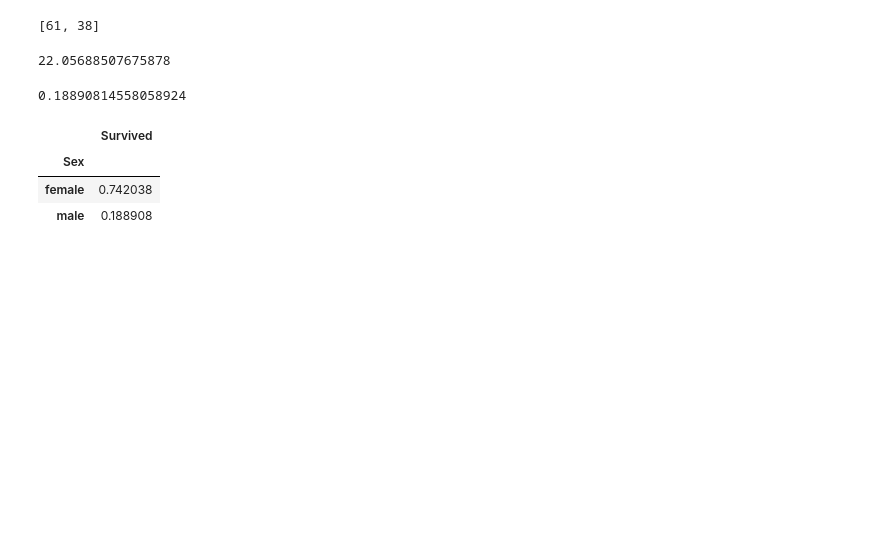
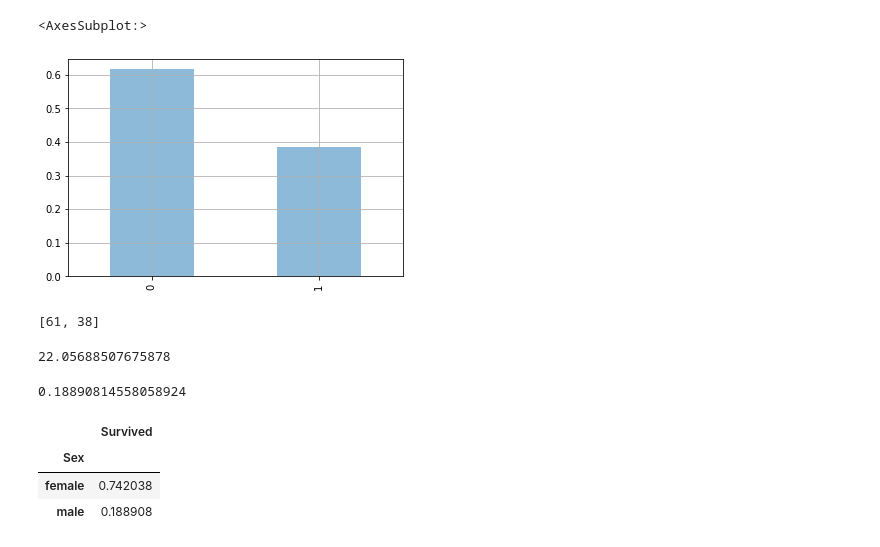
Before and after one commit to maciejszuba/kaggle_titanic_challenge, a Jupyter notebook: notebooks/data-analysis.ipynb, the cells around one changed output. Saved outputs shown, nothing was run; the diff lists cells and outputs as text; code cells hidden in the pictures; blank space fills up the shorter version.

```diff
--- a/notebooks/data-analysis.ipynb
+++ b/notebooks/data-analysis.ipynb
@@ -12,3 +263,8 @@ data = pd.read_csv('../raw_data/train.csv')
+# %%
+data.Survived.value_counts(normalize=True).plot(kind='bar', alpha = 0.5, grid=True)
+# %% [output]
+<AxesSubplot:>
+[figure, added]
 # %%
 [int(x/data.shape[0] * 100) for x in data.Survived.value_counts()]
 # %% [output]
```
Also changed, not shown: parts of 44 cells of this notebook.
